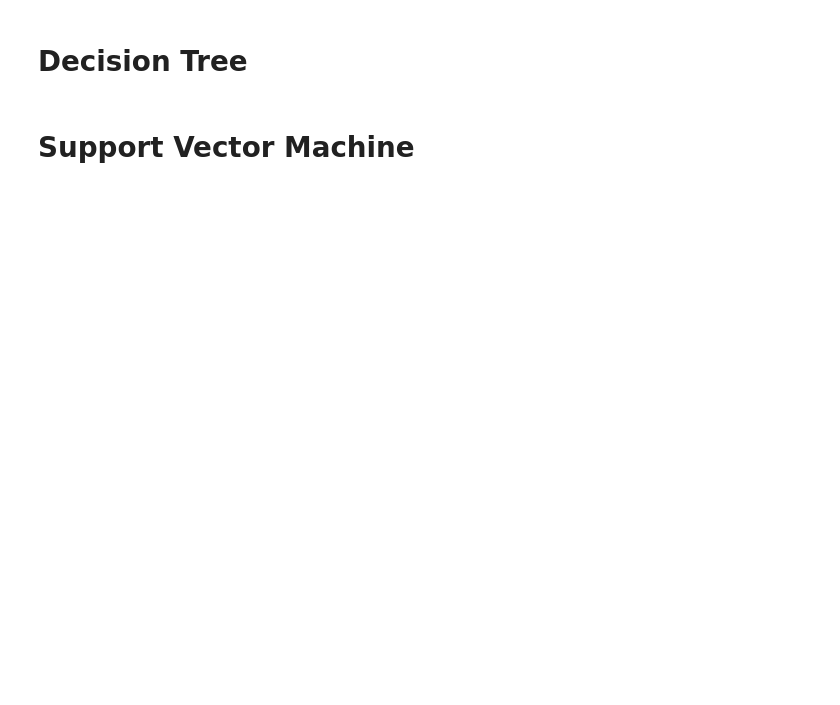
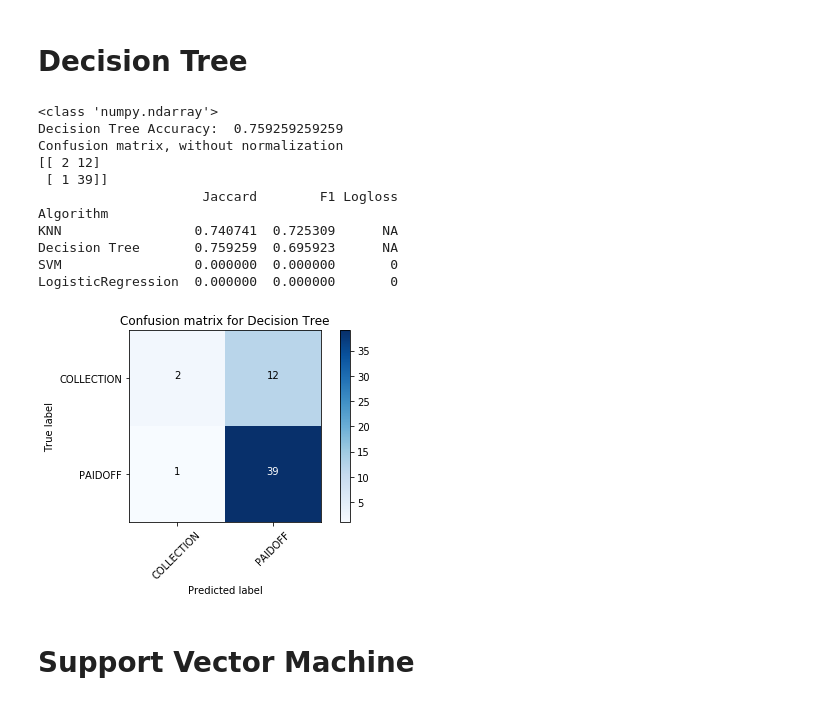
Before and after one commit to DTHompson55/ClassificationWithPython, a Jupyter notebook: Classification pt 2.ipynb, the cells around one changed output. Saved outputs shown, nothing was run; the diff lists cells and outputs as text; code cells hidden in the pictures; blank space fills up the shorter version.

```diff
--- a/Classification pt 2.ipynb
+++ b/Classification pt 2.ipynb
@@ -466,39 +505,59 @@ def try_KNN():
 # %% [markdown]
 # Decision Tree
 # %%
-#from sklearn.externals.six import StringIO
-#from IPython.display import Image
-#from sklearn.tree import export_graphviz
+from sklearn.externals.six import StringIO
+from IPython.display import Image
+from sklearn.tree import export_graphviz
 #import pydotplus
+from sklearn.tree import export_graphviz
+#import graphviz
 
-def do_DTREE (X_Train, Y_Train, X_Test, Y_Test):
-    loanTree = DecisionTreeClassifier(criterion="entropy", max_depth = 4)
-
-    loanTree.fit(X_Train,Y_Train)
-    yhat = loanTree.predict(X_Test)
-    report_on('Decision Tree',yhat,Y_Test)
-
-#    dot_data = StringIO()
-#    export_graphviz(loanTree, out_file=dot_data,
-#                    filled=True, rounded=True,
-#                    special_characters=True)
-#    graph = pydotplus.graph_from_dot_data(dot_data.getvalue())
-#    Image(graph.create_png())
+def plot_DTREE(tree):
+    dot_data = StringIO()
+    export_graphviz(tree, out_file=dot_data,
+                    filled=True, rounded=True,
+                    special_characters=True,
+                    feature_names=['Principal', 'terms', 'age', 'Gender', 'weekend', 'Bechalor', 'High School or Below', 'college'])
+    graph = pydotplus.graph_from_dot_data()
+    Image(graph.create_png())
     # Create PDF
 #    graph.write_pdf("iris.pdf")
     # Create PNG
-#    graph.write_png("iris.png")
+    graph.write_png("Coursera_ML_DTREE.png")
+
+def do_DTREE (X_Train, Y_Train, X_Test, Y_Test):
+    DTree = DecisionTreeClassifier(criterion="entropy", max_depth = 4)
+
+    DTree.fit(X_Train,Y_Train)
+    yhat = DTree.predict(X_Test)
+    report_on('Decision Tree',yhat,Y_Test)
+    #plot_DTREE(DTree)
 
 #print(X[0:10])
 
 def try_DTREE():
 #    a,b,c,d = get_samples(df)
 #    A,B,C,D = get_samples(test_df)
 #    print(b,c,B,C)
-    do_DTREE(b, c, B, C)
+    do_DTREE(a, c, A, C)
 
-#try_DTREE()
-#print_report()
+print(type(B))
+
+try_DTREE()
+print_report()
+# %% [output]
+<class 'numpy.ndarray'>
+Decision Tree Accuracy:  0.759259259259
+Confusion matrix, without normalization
+[[ 2 12]
+ [ 1 39]]
+                     Jaccard        F1 Logloss
+Algorithm
+KNN                 0.740741  0.725309      NA
+Decision Tree       0.759259  0.695923      NA
+SVM                 0.000000  0.000000       0
+LogisticRegression  0.000000  0.000000       0
+[figure, added]
 # %% [markdown]
 # Support Vector Machine
 # %%
```
Also changed, not shown: parts of 10 cells of this notebook.
